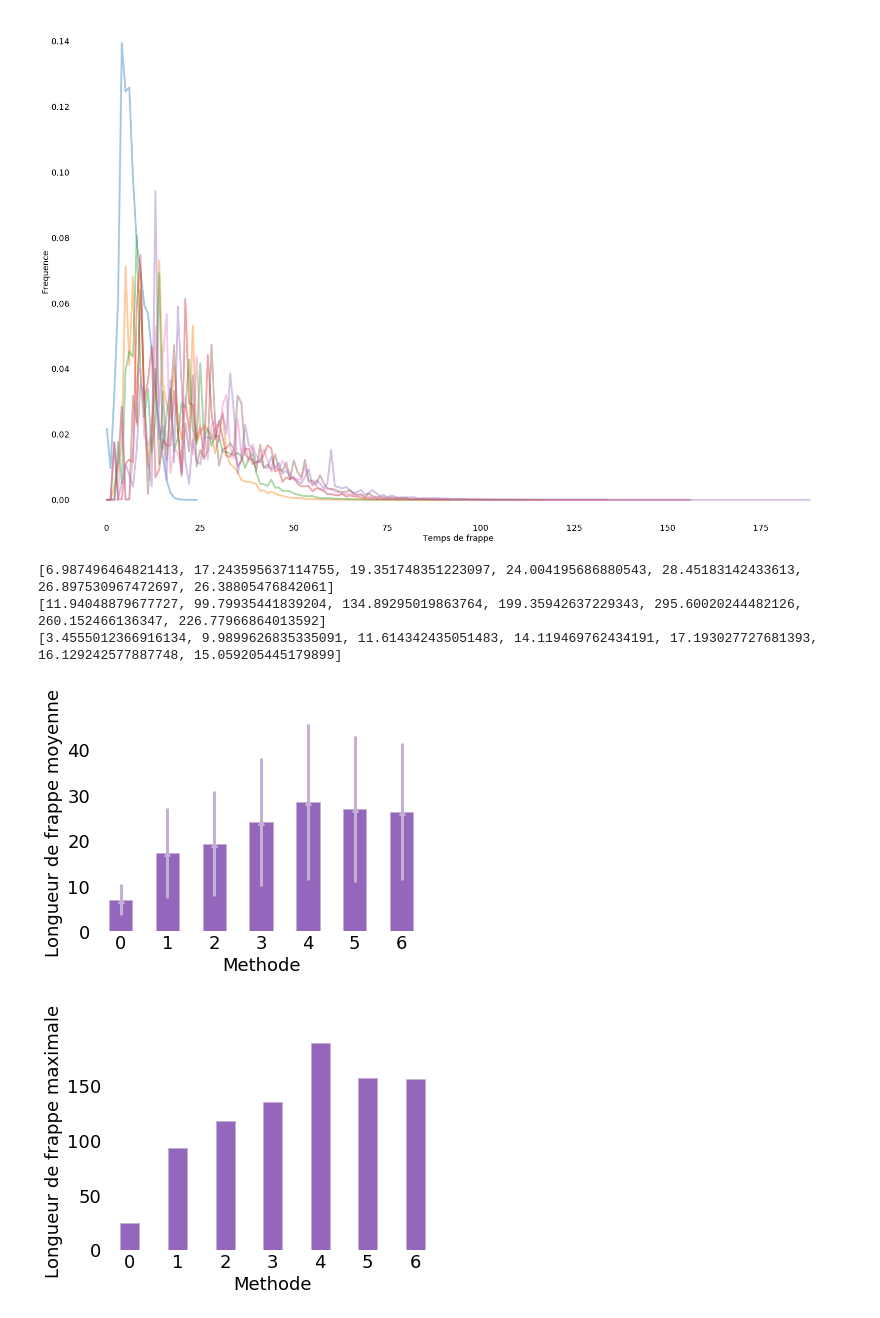
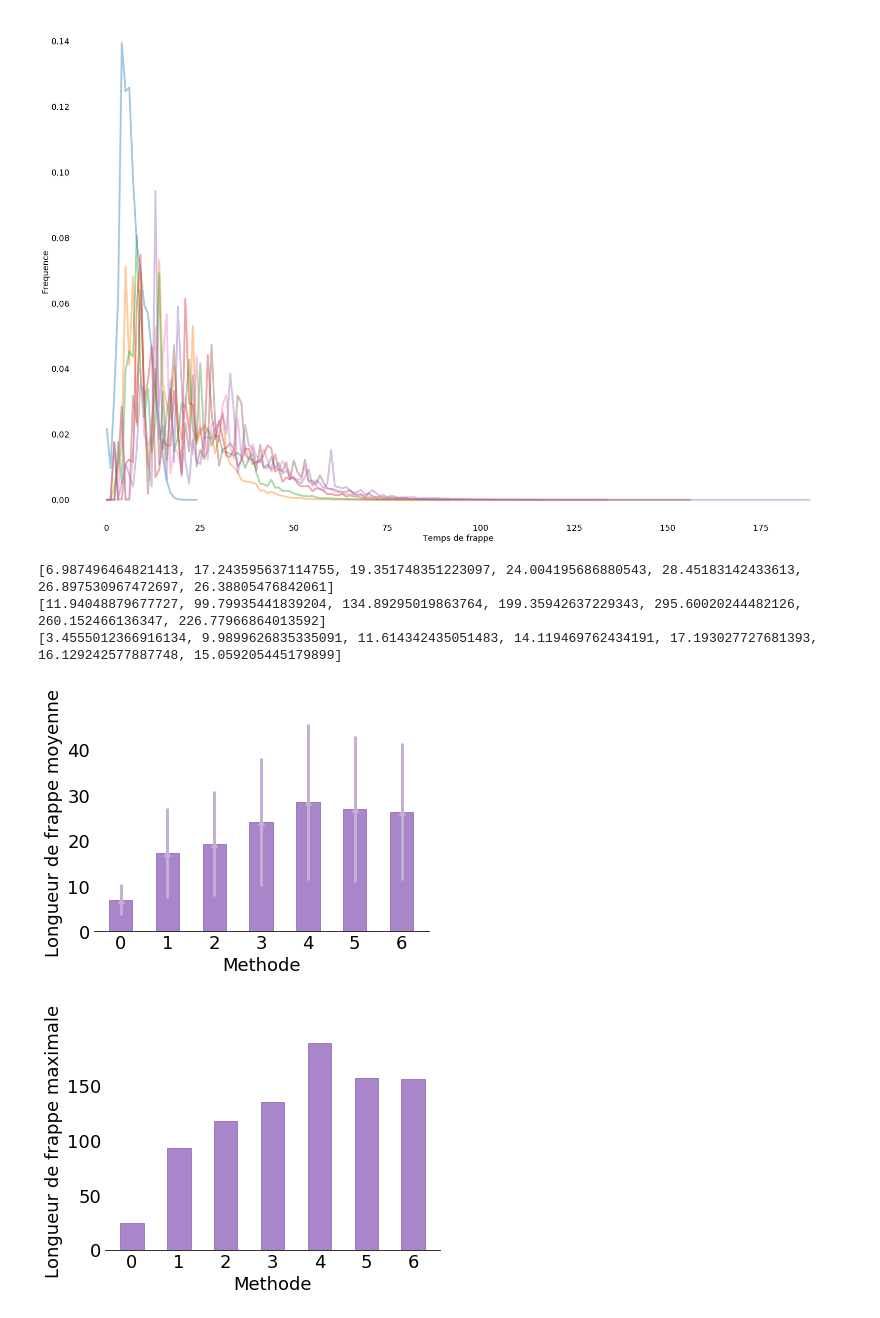
Before and after one commit to Dicotomix/DicotomixSurvey, a Jupyter notebook: Survey.ipynb, the cells around one changed output. Cells and saved outputs as stored; diff of their text form; code cells hidden in the pictures.

Commit message:
Make graphs prettier

```diff
--- a/Survey.ipynb
+++ b/Survey.ipynb
@@ -148,6 +148,11 @@ for i in range(len(methods)):
     for j in range(len(methods[i])):
         means[i] += j * methods[i][j]
 print means
+
+maxim = [0 for i in range(len(methods))]
+
+for i in range(len(methods)):
+    maxim[i] = len(methods[i])
 
 variances = [0] * len(methods)
 for i in range(len(methods)):
@@ -169,7 +174,7 @@ ax.set_xticklabels(pos)
 # Remove the plot frame lines. They are unnecessary chartjunk.
 ax = plt.subplot(111)
 ax.spines["top"].set_visible(False)
-ax.spines["bottom"].set_visible(False)
+ax.spines["bottom"].set_visible(True)
 ax.spines["right"].set_visible(False)
 ax.spines["left"].set_visible(False)
 
@@ -179,7 +184,7 @@ ax.set_title("")
 
 ax.tick_params(axis=u'both', which=u'both',length=0)
 
-plt.bar(pos + width / 2, means, width, color=tableau20[8], edgecolor=tableau20[9])
+plt.bar(pos + width / 2, means, width, color=tableau20[8], edgecolor=tableau20[8], alpha = 0.8)
 plt.errorbar(pos + 0.25, means, ectype, linestyle='None', elinewidth = 3, marker='^', color=tableau20[9])
 
 plt.show()
@@ -187,37 +192,37 @@ plt.show()
 [6.987496464821413, 17.243595637114755, 19.351748351223097, 24.004195686880543, 28.45183142433613, 26.897530967472697, 26.38805476842061]
 [11.94048879677727, 99.79935441839204, 134.89295019863764, 199.35942637229343, 295.60020244482126, 260.152466136347, 226.77966864013592]
 [3.4555012366916134, 9.9899626835335091, 11.614342435051483, 14.119469762434191, 17.193027727681393, 16.129242577887748, 15.059205445179899]
-[figure, old version]
+[figure, new version]
 # %%
 minim = [0 for i in range(len(methods))]
 maxim = [0 for i in range(len(methods))]
 
 for i in range(len(methods)):
     minim[i]= len(methods[i])
     maxim[i] = len(methods[i])
 
 pos = np.arange(len(minim))
-width = 0.4     # gives histogram aspect to the bar diagram
+width = 0.5     # gives histogram aspect to the bar diagram
 
 ax = plt.axes()
 ax.set_xticks(pos + (width / 2))
 ax.set_xticklabels(pos)
 
 # Remove the plot frame lines. They are unnecessary chartjunk.
 ax = plt.subplot(111)
 ax.spines["top"].set_visible(False)
-ax.spines["bottom"].set_visible(False)
+ax.spines["bottom"].set_visible(True)
 ax.spines["right"].set_visible(False)
 ax.spines["left"].set_visible(False)
 
 ax.set_xlabel("Methode")
 ax.set_ylabel("Longueur de frappe maximale")
 ax.set_title("")
 
 ax.tick_params(axis=u'both', which=u'both',length=0)
 
-plt.bar(pos + width / 2, maxim, width, color=tableau20[8], edgecolor=tableau20[9])
+plt.bar(pos + width / 2, maxim, width, color=tableau20[8], edgecolor=tableau20[8], alpha = 0.8)
 
 plt.show()
 # %% [output]
-[figure, old version]
+[figure, new version]
```
Also changed, not shown: 3 other files.
